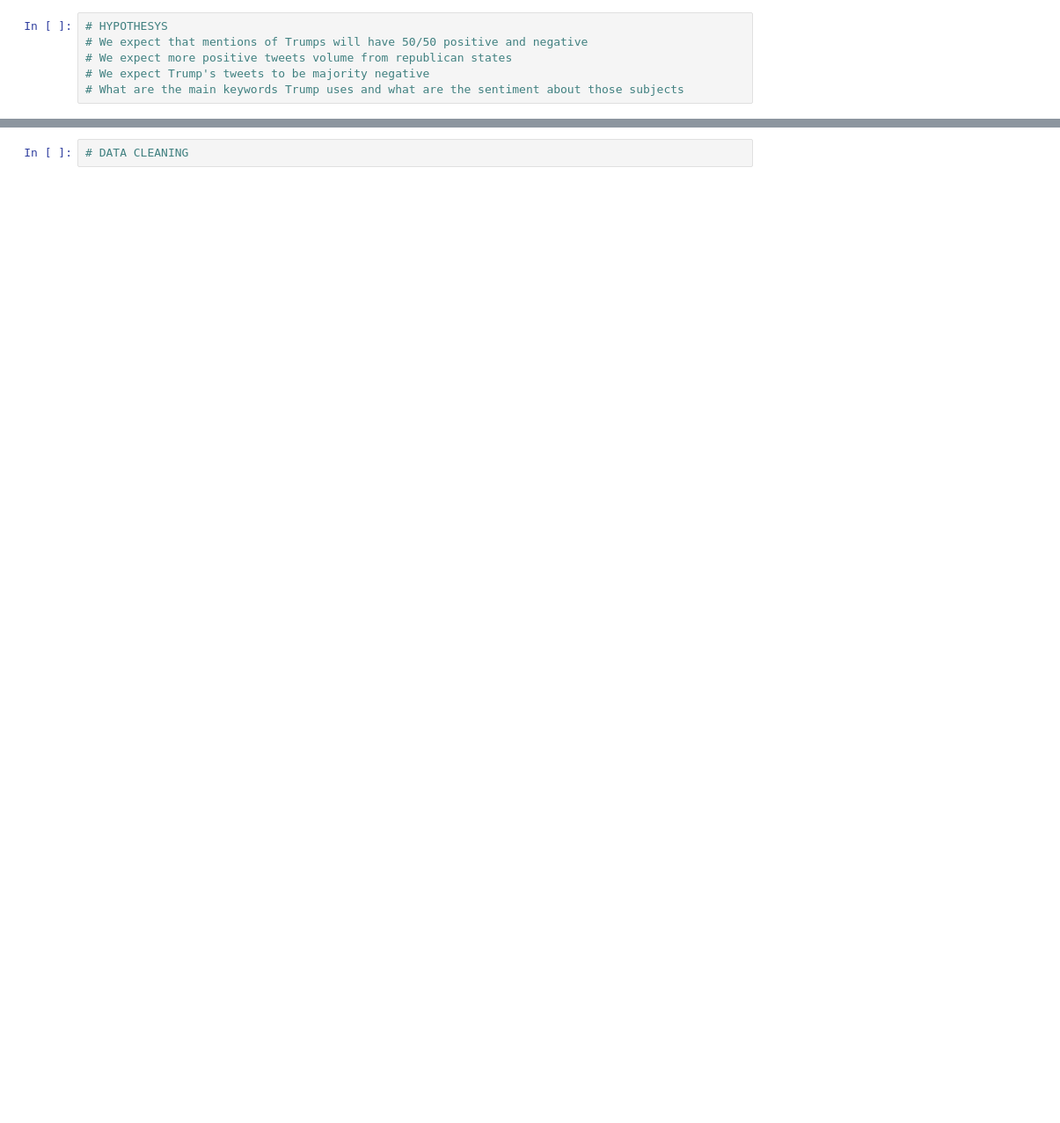
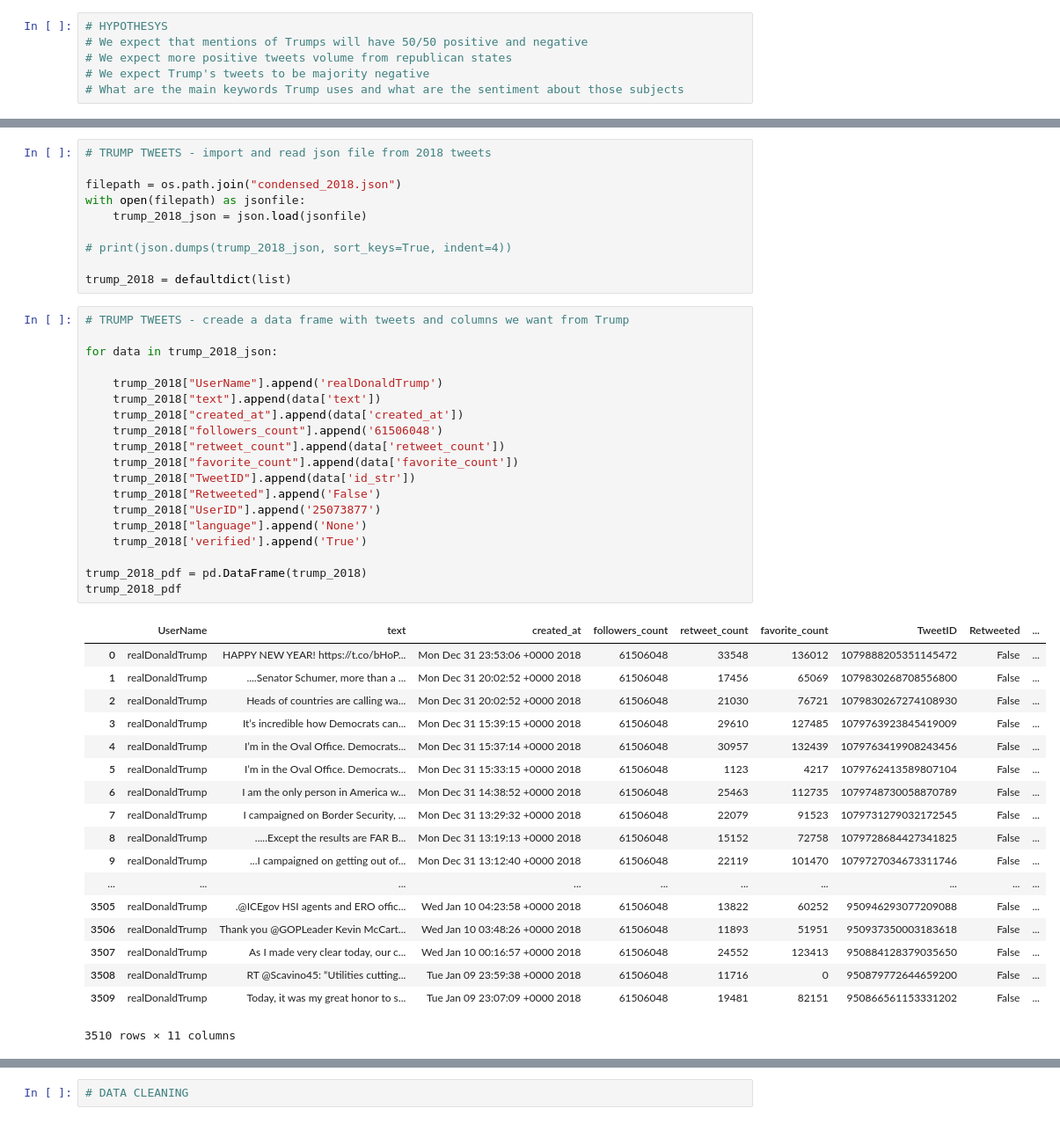
Before and after one commit to prathamantri/TwitterQueens, a Jupyter notebook: Starter_Notebook_New.ipynb, the cells around one changed output, grey strips where cells are left out. Shown at 88% size. Drawn from its saved outputs; the diff is of its cells as text; blank space fills up the shorter version.

```diff
--- a/Starter_Notebook_New.ipynb
+++ b/Starter_Notebook_New.ipynb
@@ -144,0 +129,48 @@ tweet_data_filter_pdf
+# %%
+# TRUMP TWEETS - import and read json file from 2018 tweets
+
+filepath = os.path.join("condensed_2018.json")
+with open(filepath) as jsonfile:
+    trump_2018_json = json.load(jsonfile)
+
+# print(json.dumps(trump_2018_json, sort_keys=True, indent=4))
+
+trump_2018 = defaultdict(list)
+# %%
+# TRUMP TWEETS - creade a data frame with tweets and columns we want from Trump
+
+for data in trump_2018_json:
+
+    trump_2018["UserName"].append('realDonaldTrump')
+    trump_2018["text"].append(data['text'])
+    trump_2018["created_at"].append(data['created_at'])
+    trump_2018["followers_count"].append('61506048')
+    trump_2018["retweet_count"].append(data['retweet_count'])
+    trump_2018["favorite_count"].append(data['favorite_count'])
+    trump_2018["TweetID"].append(data['id_str'])
+    trump_2018["Retweeted"].append('False')
+    trump_2018["UserID"].append('25073877')
+    trump_2018["language"].append('None')
+    trump_2018['verified'].append('True')
+
+trump_2018_pdf = pd.DataFrame(trump_2018)
+trump_2018_pdf
+# %% [output]
+|  | UserName | text | created_at | followers_count | retweet_count | favorite_count | TweetID | Retweeted | ... |
+| 0 | realDonaldTrump | HAPPY NEW YEAR! https://t.co/bHoP... | Mon Dec 31 23:53:06 +0000 2018 | 61506048 | 33548 | 136012 | 1079888205351145472 | False | ... |
+| 1 | realDonaldTrump | ....Senator Schumer, more than a ... | Mon Dec 31 20:02:52 +0000 2018 | 61506048 | 17456 | 65069 | 1079830268708556800 | False | ... |
+| 2 | realDonaldTrump | Heads of countries are calling wa... | Mon Dec 31 20:02:52 +0000 2018 | 61506048 | 21030 | 76721 | 1079830267274108930 | False | ... |
+| 3 | realDonaldTrump | It’s incredible how Democrats can... | Mon Dec 31 15:39:15 +0000 2018 | 61506048 | 29610 | 127485 | 1079763923845419009 | False | ... |
+| 4 | realDonaldTrump | I’m in the Oval Office. Democrats... | Mon Dec 31 15:37:14 +0000 2018 | 61506048 | 30957 | 132439 | 1079763419908243456 | False | ... |
+| 5 | realDonaldTrump | I’m in the Oval Office. Democrats... | Mon Dec 31 15:33:15 +0000 2018 | 61506048 | 1123 | 4217 | 1079762413589807104 | False | ... |
+| 6 | realDonaldTrump | I am the only person in America w... | Mon Dec 31 14:38:52 +0000 2018 | 61506048 | 25463 | 112735 | 1079748730058870789 | False | ... |
+| 7 | realDonaldTrump | I campaigned on Border Security, ... | Mon Dec 31 13:29:32 +0000 2018 | 61506048 | 22079 | 91523 | 1079731279032172545 | False | ... |
+| 8 | realDonaldTrump | .....Except the results are FAR B... | Mon Dec 31 13:19:13 +0000 2018 | 61506048 | 15152 | 72758 | 1079728684427341825 | False | ... |
+| 9 | realDonaldTrump | ...I campaigned on getting out of... | Mon Dec 31 13:12:40 +0000 2018 | 61506048 | 22119 | 101470 | 1079727034673311746 | False | ... |
+| ... | ... | ... | ... | ... | ... | ... | ... | ... | ... |
+| 3505 | realDonaldTrump | .@ICEgov HSI agents and ERO offic... | Wed Jan 10 04:23:58 +0000 2018 | 61506048 | 13822 | 60252 | 950946293077209088 | False | ... |
+| 3506 | realDonaldTrump | Thank you @GOPLeader Kevin McCart... | Wed Jan 10 03:48:26 +0000 2018 | 61506048 | 11893 | 51951 | 950937350003183618 | False | ... |
+| 3507 | realDonaldTrump | As I made very clear today, our c... | Wed Jan 10 00:16:57 +0000 2018 | 61506048 | 24552 | 123413 | 950884128379035650 | False | ... |
+| 3508 | realDonaldTrump | RT @Scavino45: “Utilities cutting... | Tue Jan 09 23:59:38 +0000 2018 | 61506048 | 11716 | 0 | 950879772644659200 | False | ... |
+| 3509 | realDonaldTrump | Today, it was my great honor to s... | Tue Jan 09 23:07:09 +0000 2018 | 61506048 | 19481 | 82151 | 950866561153331202 | False | ... |
+3510 rows × 11 columns
```
Also changed, not shown: parts of 22 cells of this notebook.
